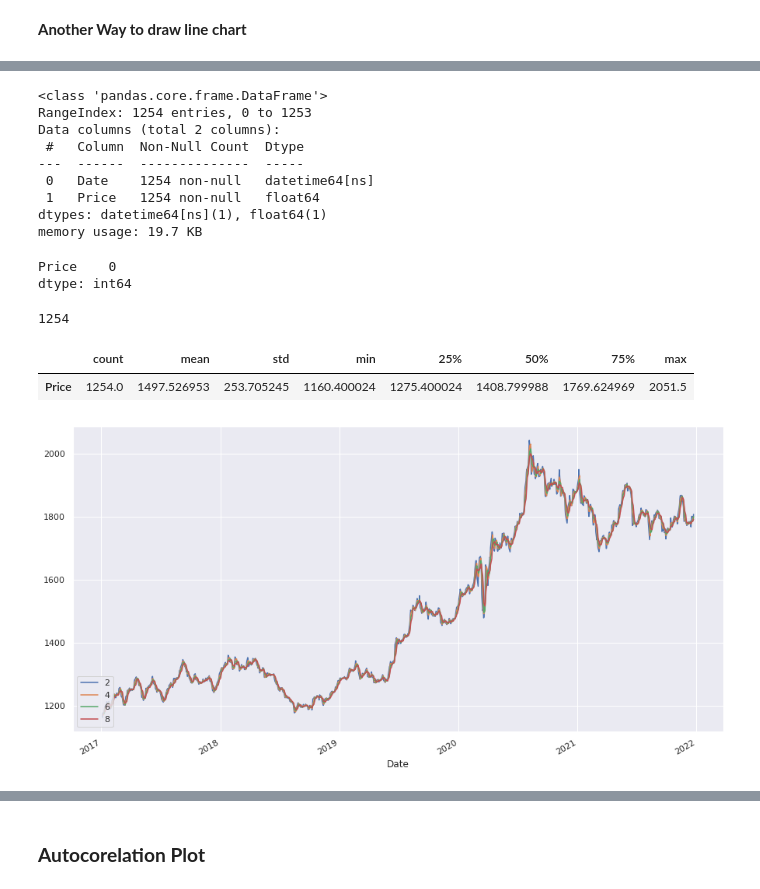
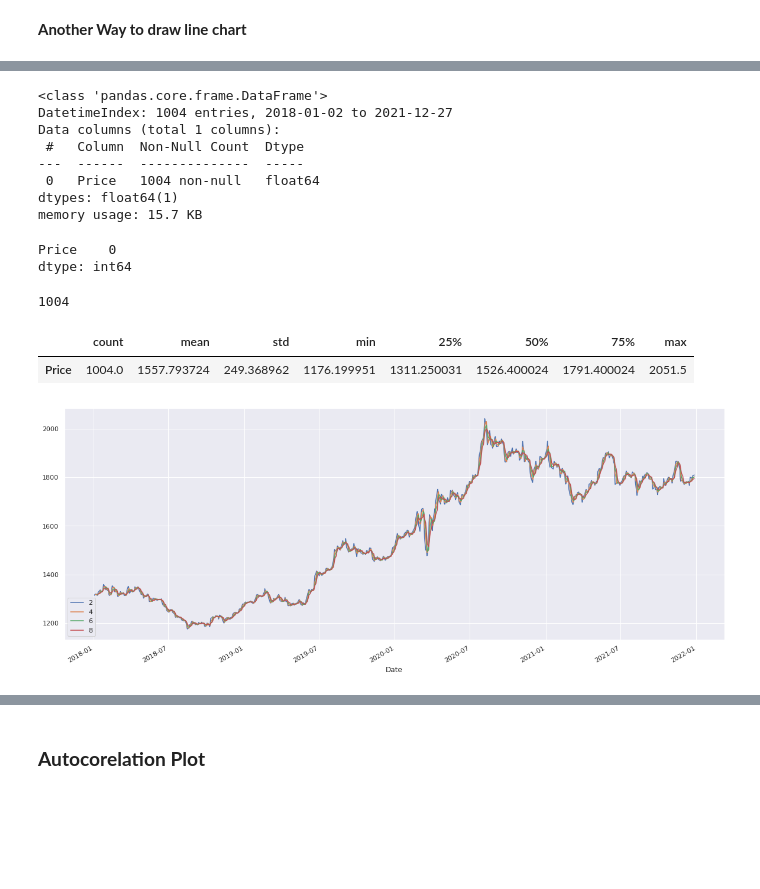
Before and after one commit to RiteshopShrivastava/Gold-Price-forecasting, a Jupyter notebook: Gold_price_prediction.ipynb, the cells around one changed output, grey strips where cells are left out. Cells and saved outputs as stored; diff of their text form; code cells hidden in the pictures; blank space fills up the shorter version.

```diff
--- a/Gold_price_prediction.ipynb
+++ b/Gold_price_prediction.ipynb
@@ -36,5 +30,5 @@ pandas.util.testing is deprecated. Use the functions in the public API at pandas
 # %%
-start='2017-01-01'
+start='2018-01-01'
 end=date.today().strftime('%Y-%m-%d')
 data=yf.download('GC=F',start=start,end=end)
 # %% [output]
@@ -129,6 +123,6 @@ plt.show()
 # %%
 #creating a index column
-data = data.reset_index()
+#data = data.reset_index()
 # %%
 data
 # %% [output]
@@ -155,14 +144,13 @@ sns.lineplot( y="Price", x="Date", data=data)
 data.info()
 # %% [output]
 <class 'pandas.core.frame.DataFrame'>
-RangeIndex: 1254 entries, 0 to 1253
-Data columns (total 2 columns):
+DatetimeIndex: 1004 entries, 2018-01-02 to 2021-12-27
+Data columns (total 1 columns):
  #   Column  Non-Null Count  Dtype
 ---  ------  --------------  -----
- 0   Date    1254 non-null   datetime64[ns]
- 1   Price   1254 non-null   float64
-dtypes: datetime64[ns](1), float64(1)
-memory usage: 19.7 KB
+ 0   Price   1004 non-null   float64
+dtypes: float64(1)
+memory usage: 15.7 KB
 # %%
 data.isnull().sum()
 # %% [output]
@@ -171,20 +159,20 @@ dtype: int64
 # %%
 print(len(data))
 # %% [output]
-1254
+1004
 # %%
 data.describe().T
 # %% [output]
 |  | count | mean | std | min | 25% | 50% | 75% | max |
-| Price | 1254.0 | 1497.526953 | 253.705245 | 1160.400024 | 1275.400024 | 1408.799988 | 1769.624969 | 2051.5 |
+| Price | 1004.0 | 1557.793724 | 249.368962 | 1176.199951 | 1311.250031 | 1526.400024 | 1791.400024 | 2051.5 |
 # %%
-plt.figure(figsize=(15,8))
+plt.figure(figsize=(20,8))
 for i in range(2,10,2):
-    data["Price"].rolling(i).mean().plot(label=str(i))
+    data['Price'].rolling(i).mean().plot(label=str(i))
 plt.legend(loc=3)
 plt.show()
 # %% [output]
-[figure, old version]
+[figure, new version]
 # %%
 df=data.copy()
 # %%
```
Also changed, not shown: parts of 43 cells of this notebook.
